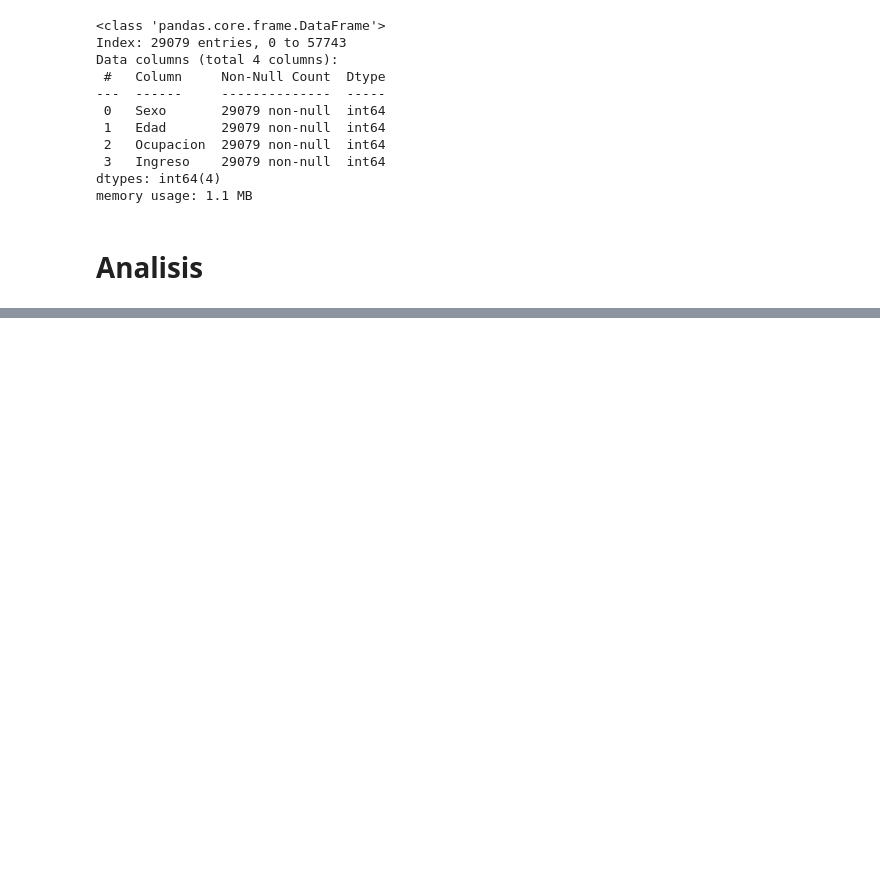
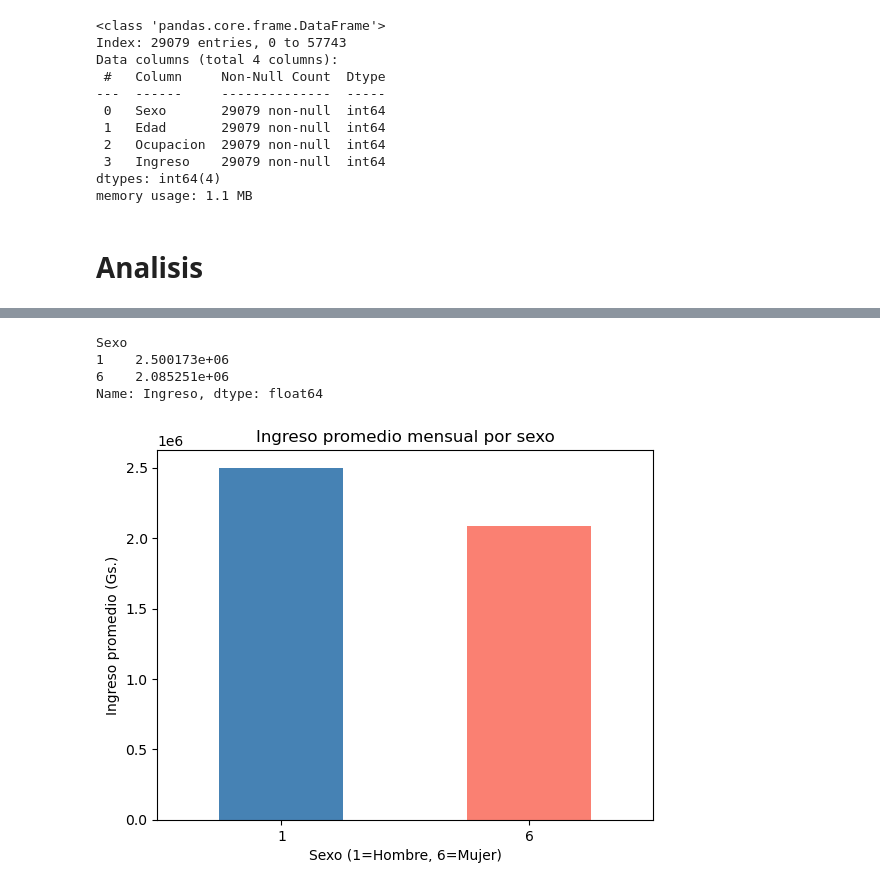
Before and after one commit to diegonoguerarec/1p_data_science, a Jupyter notebook: 1p_Diego_Noguera.ipynb, the cells around one changed output, grey strips where cells are left out. Drawn from its saved outputs; the diff is of its cells as text; code cells hidden in the pictures; blank space fills up the shorter version.

```diff
--- a/1p_Diego_Noguera.ipynb
+++ b/1p_Diego_Noguera.ipynb
@@ -124,5 +127,8 @@ Data columns (total 4 columns):
  3   Ingreso    29079 non-null  int64
 dtypes: int64(4)
 memory usage: 1.1 MB
+# %%
+# Eliminar filas donde Ingreso == 99999999999
+datos_filtrados = datos_filtrados[datos_filtrados["Ingreso"] != 99999999999]
 # %% [markdown]
 # Analisis
@@ -128,0 +161,19 @@ memory usage: 1.1 MB
+# %%
+# Promedio de ingreso por sexo
+promedios = datos_filtrados.groupby("Sexo")["Ingreso"].mean()
+print(promedios)
+# %% [output]
+Sexo
+1    2.500173e+06
+6    2.085251e+06
+Name: Ingreso, dtype: float64
+# %%
+# Gráfico de barras
+promedios.plot(kind="bar", color=["steelblue", "salmon"])
+plt.title("Ingreso promedio mensual por sexo")
+plt.xlabel("Sexo (1=Hombre, 6=Mujer)")
+plt.ylabel("Ingreso promedio (Gs.)")
+plt.xticks(rotation=0)  # deja las etiquetas horizontales
+plt.show()
+# %% [output]
+[figure, added]
```
Also changed, not shown: parts of 14 cells of this notebook.
